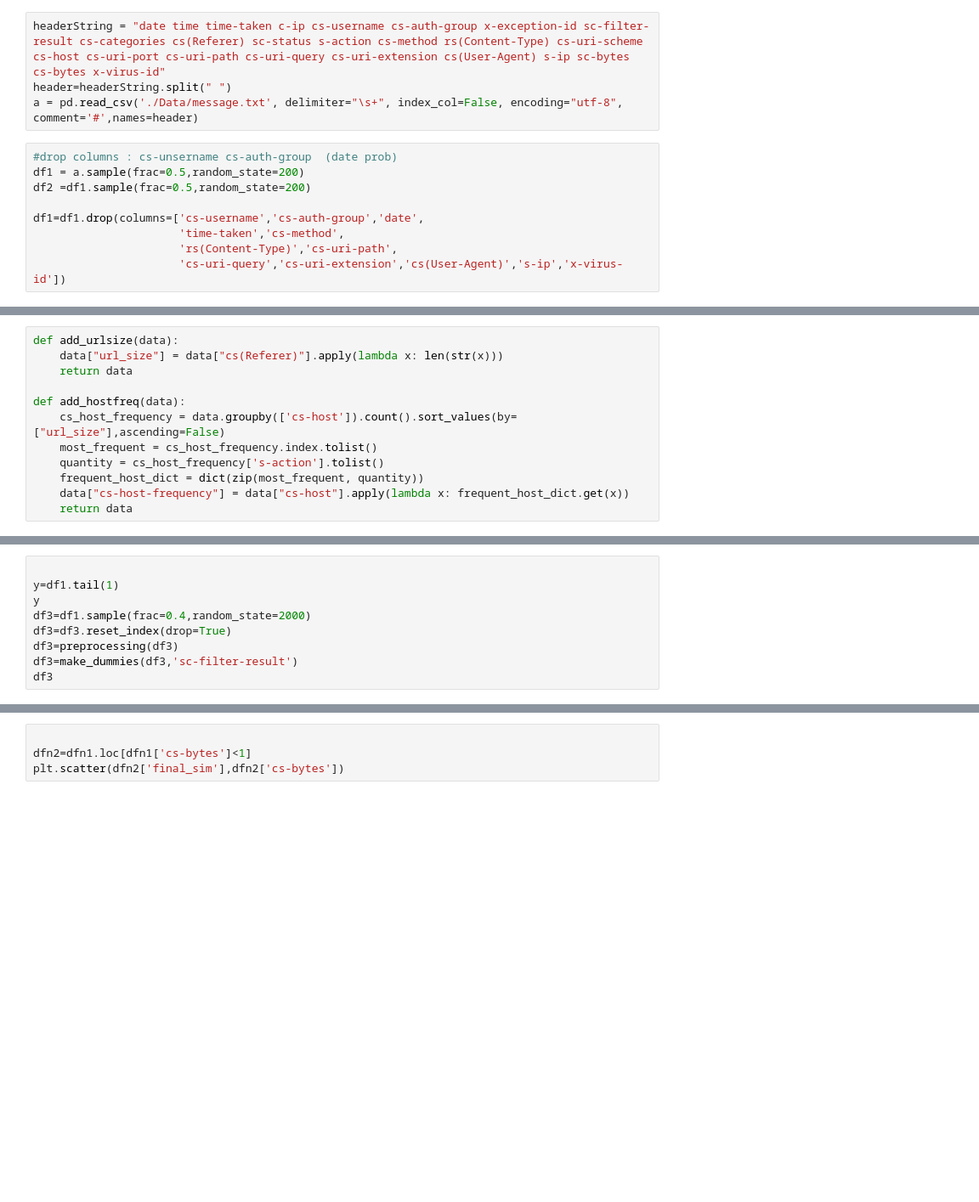
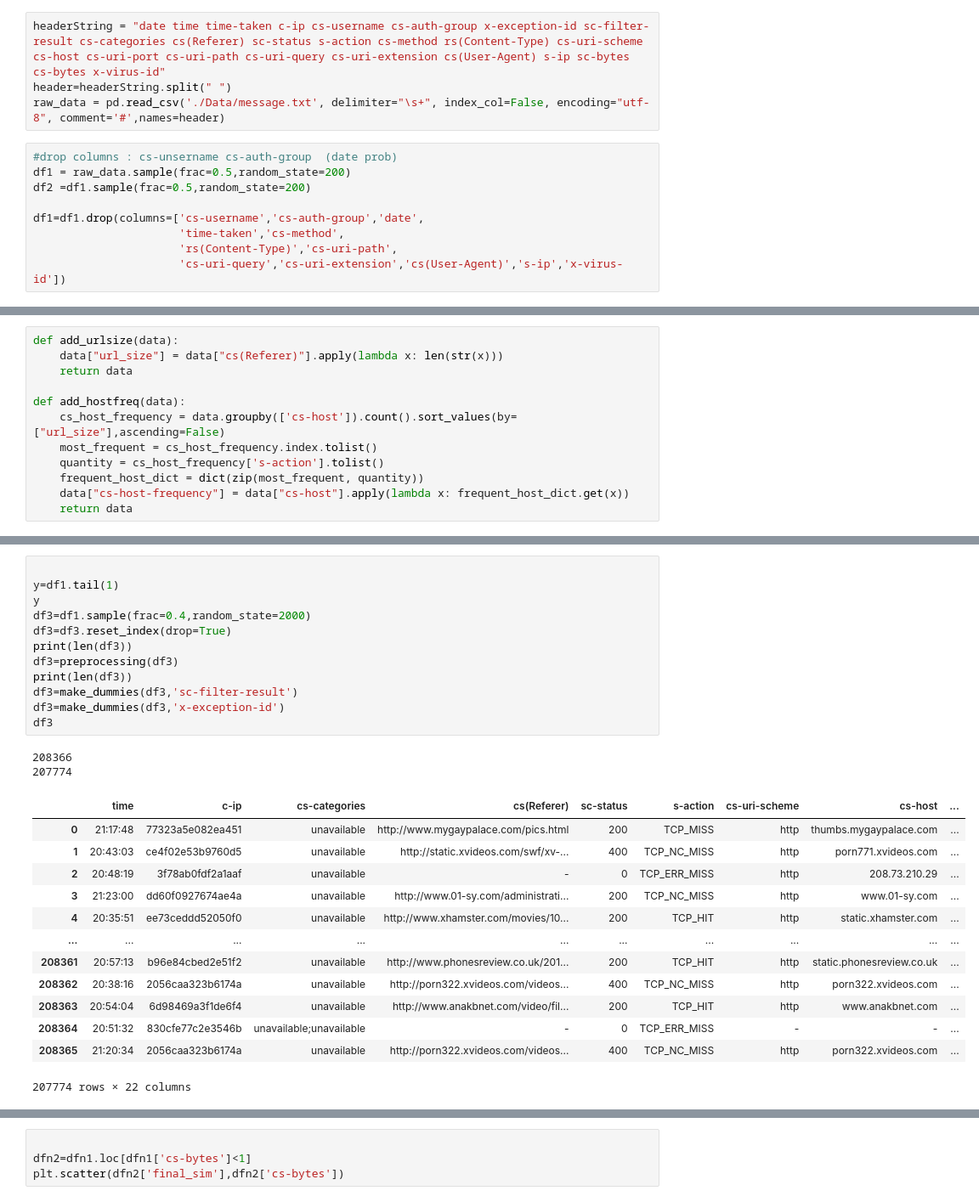
Before and after one commit to Skaddd/Clustering_URL, a Jupyter notebook: clustering.ipynb, the cells around one changed output, grey strips where cells are left out. Shown: that part at 85% size. Saved outputs shown, nothing was run; the diff lists cells and outputs as text; blank space fills up the shorter version.

```diff
--- a/clustering.ipynb
+++ b/clustering.ipynb
@@ -9,10 +9,10 @@ pd.options.mode.chained_assignment = None  # default='warn'
 # %%
 headerString = "date time time-taken c-ip cs-username cs-auth-group x-exception-id sc-filter-result cs-categories cs(Referer) sc-status s-action cs-method rs(Content-Type) cs-uri-scheme cs-host cs-uri-port cs-uri-path cs-uri-query cs-uri-extension cs(User-Agent) s-ip sc-bytes cs-bytes x-virus-id"
 header=headerString.split(" ")
-a = pd.read_csv('./Data/message.txt', delimiter="\s+", index_col=False, encoding="utf-8", comment='#',names=header)
+raw_data = pd.read_csv('./Data/message.txt', delimiter="\s+", index_col=False, encoding="utf-8", comment='#',names=header)
 # %%
 #drop columns : cs-unsername cs-auth-group  (date prob)
-df1 = a.sample(frac=0.5,random_state=200)
+df1 = raw_data.sample(frac=0.5,random_state=200)
 df2 =df1.sample(frac=0.5,random_state=200)
 
 df1=df1.drop(columns=['cs-username','cs-auth-group','date',
@@ -99,10 +98,29 @@ def make_dummies(data, string):
 # %%
 
 y=df1.tail(1)
 y
 df3=df1.sample(frac=0.4,random_state=2000)
 df3=df3.reset_index(drop=True)
+print(len(df3))
 df3=preprocessing(df3)
+print(len(df3))
 df3=make_dummies(df3,'sc-filter-result')
+df3=make_dummies(df3,'x-exception-id')
 df3
+# %% [output]
+208366
+207774
+|  | time | c-ip | cs-categories | cs(Referer) | sc-status | s-action | cs-uri-scheme | cs-host | ... |
+| 0 | 21:17:48 | 77323a5e082ea451 | unavailable | http://www.mygaypalace.com/pics.html | 200 | TCP_MISS | http | thumbs.mygaypalace.com | ... |
+| 1 | 20:43:03 | ce4f02e53b9760d5 | unavailable | http://static.xvideos.com/swf/xv-... | 400 | TCP_NC_MISS | http | porn771.xvideos.com | ... |
+| 2 | 20:48:19 | 3f78ab0fdf2a1aaf | unavailable | - | 0 | TCP_ERR_MISS | http | 208.73.210.29 | ... |
+| 3 | 21:23:00 | dd60f0927674ae4a | unavailable | http://www.01-sy.com/administrati... | 200 | TCP_NC_MISS | http | www.01-sy.com | ... |
+| 4 | 20:35:51 | ee73ceddd52050f0 | unavailable | http://www.xhamster.com/movies/10... | 200 | TCP_HIT | http | static.xhamster.com | ... |
+| ... | ... | ... | ... | ... | ... | ... | ... | ... | ... |
+| 208361 | 20:57:13 | b96e84cbed2e51f2 | unavailable | http://www.phonesreview.co.uk/201... | 200 | TCP_HIT | http | static.phonesreview.co.uk | ... |
+| 208362 | 20:38:16 | 2056caa323b6174a | unavailable | http://porn322.xvideos.com/videos... | 400 | TCP_NC_MISS | http | porn322.xvideos.com | ... |
+| 208363 | 20:54:04 | 6d98469a3f1de6f4 | unavailable | http://www.anakbnet.com/video/fil... | 200 | TCP_HIT | http | www.anakbnet.com | ... |
+| 208364 | 20:51:32 | 830cfe77c2e3546b | unavailable;unavailable | - | 0 | TCP_ERR_MISS | - | - | ... |
+| 208365 | 21:20:34 | 2056caa323b6174a | unavailable | http://porn322.xvideos.com/videos... | 400 | TCP_NC_MISS | http | porn322.xvideos.com | ... |
+207774 rows × 22 columns
 # %%
```
Also changed, not shown: parts of 7 cells of this notebook.
